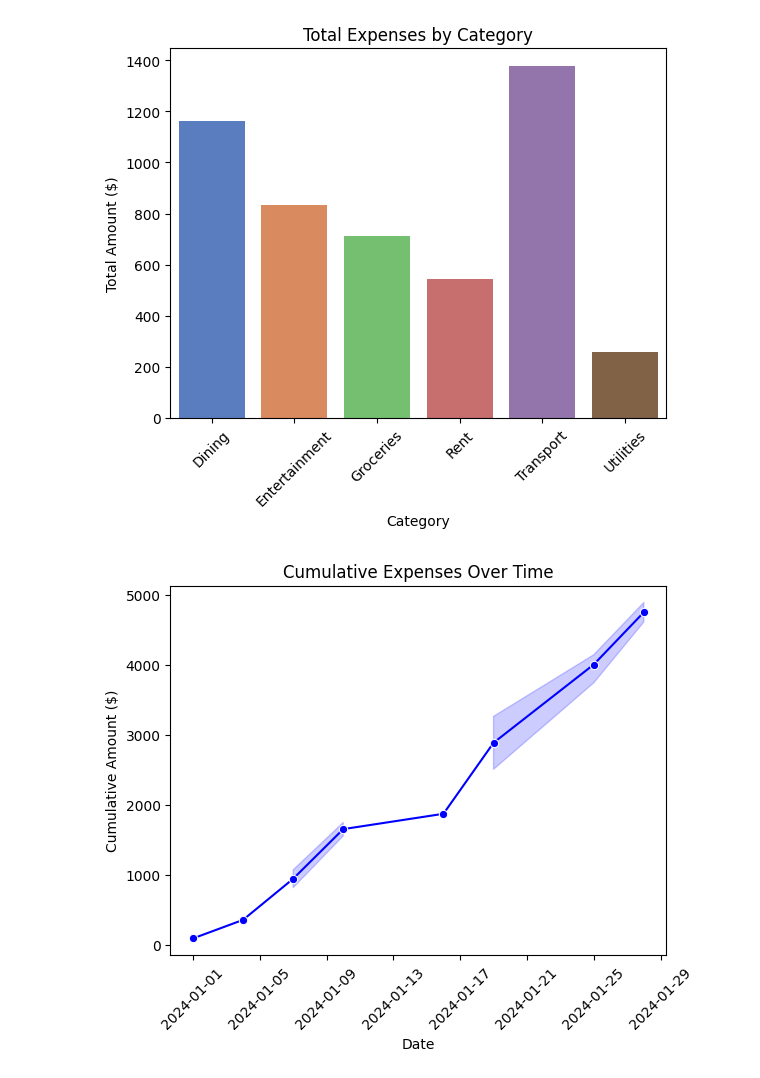
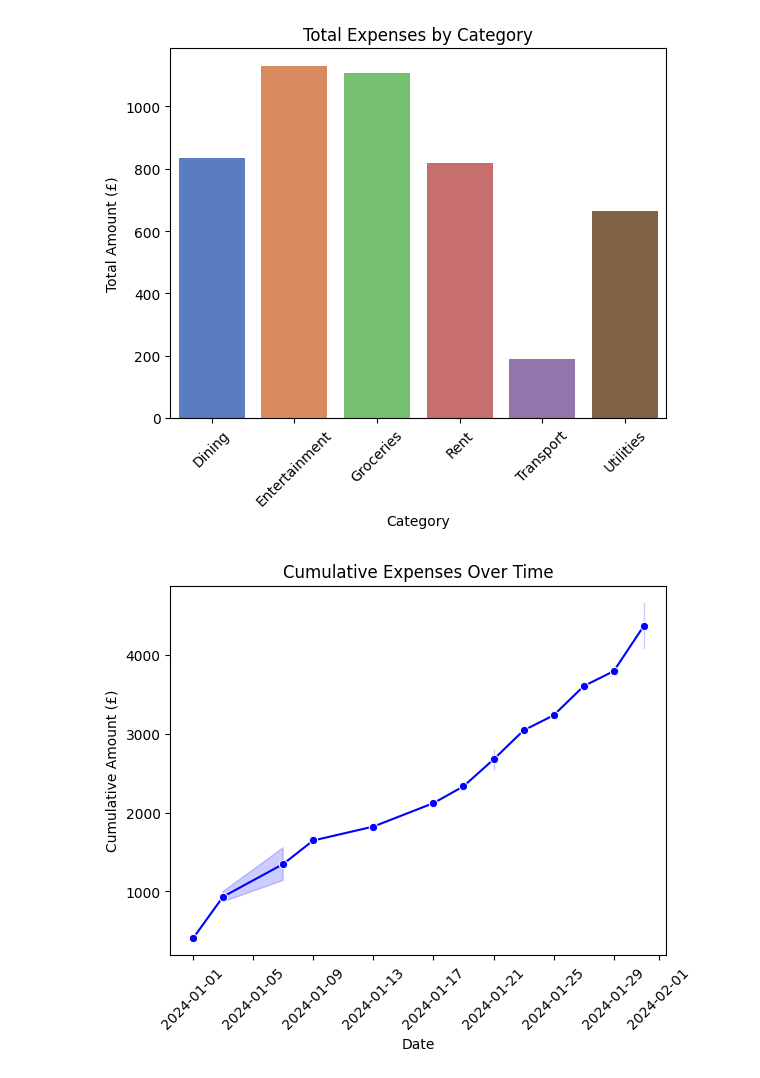
Before and after one commit to SAB-DataAnalysis/Finance_Tracker_Project_Python, a Jupyter notebook: Finance_Tracker_Project_Data_Skills_Bootcamp.ipynb, the cells around one changed output. Cells and saved outputs as stored; diff of their text form; code cells hidden in the pictures.

```diff
--- a/Finance_Tracker_Project_Data_Skills_Bootcamp.ipynb
+++ b/Finance_Tracker_Project_Data_Skills_Bootcamp.ipynb
@@ -6,35 +6,35 @@ import seaborn as sns
 import matplotlib.pyplot as plt
 import random
 import numpy as np
 
 categories = ['Groceries', 'Rent', 'Entertainment', 'Utilities', 'Transport', 'Dining']
-dates = pd.date_range(start='2024-01-01', end='2024-01-31', freq='3D')
+dates = pd.date_range(start='2024-01-01', end='2024-01-31', freq='2D')
 data = {
     'Date': np.random.choice(dates, 20),
     'Category': [random.choice(categories) for _ in range(20)],
     'Amount': [round(random.uniform(10, 500), 2) for _ in range(20)]
 }
 
 df = pd.DataFrame(data)
 
 category_totals = df.groupby('Category')['Amount'].sum().reset_index()
 
 sns.barplot(data=category_totals, x='Category', y='Amount', hue='Category', palette='muted', dodge=False)
 plt.title('Total Expenses by Category')
-plt.ylabel('Total Amount ($)')
+plt.ylabel('Total Amount (£)')
 plt.xlabel('Category')
 plt.xticks(rotation=45)
 plt.show()
 
 df = df.sort_values('Date')
 df['Cumulative Expenses'] = df['Amount'].cumsum()
 
 sns.lineplot(data=df, x='Date', y='Cumulative Expenses', marker='o', color='b')
 plt.title('Cumulative Expenses Over Time')
-plt.ylabel('Cumulative Amount ($)')
+plt.ylabel('Cumulative Amount (£)')
 plt.xlabel('Date')
 plt.xticks(rotation=45)
 plt.show()
 # %% [output]
-[figure, old version]
+[figure, new version]
-[figure, old version]
+[figure, new version]
```
